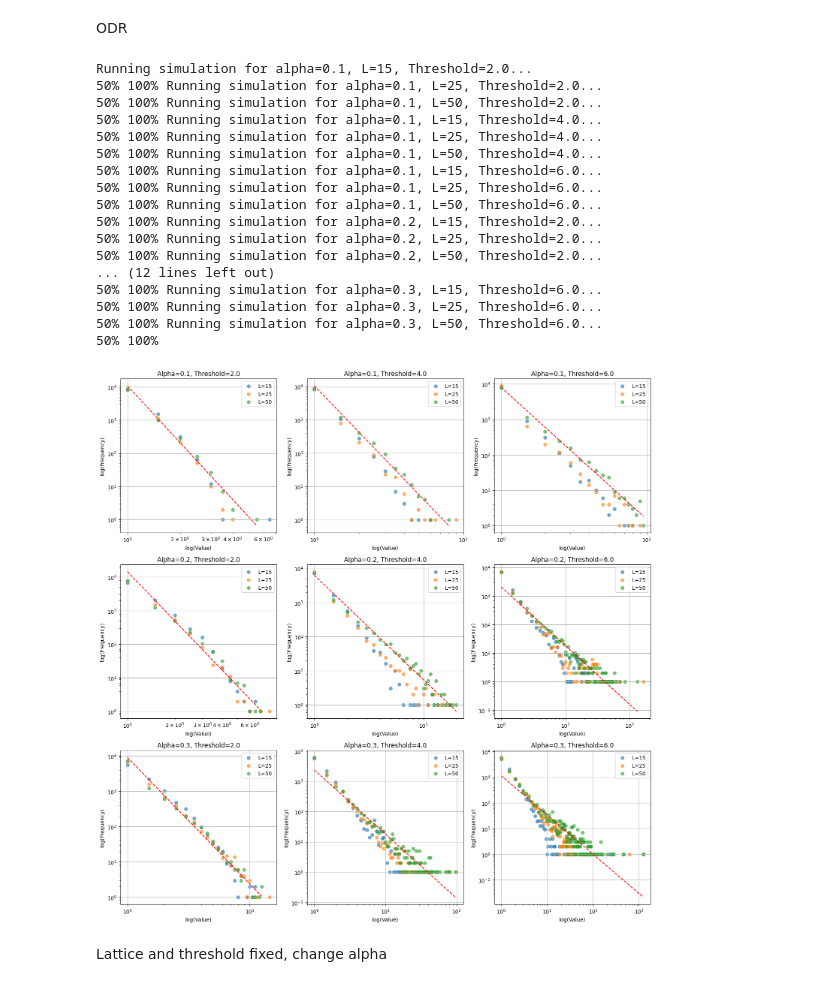
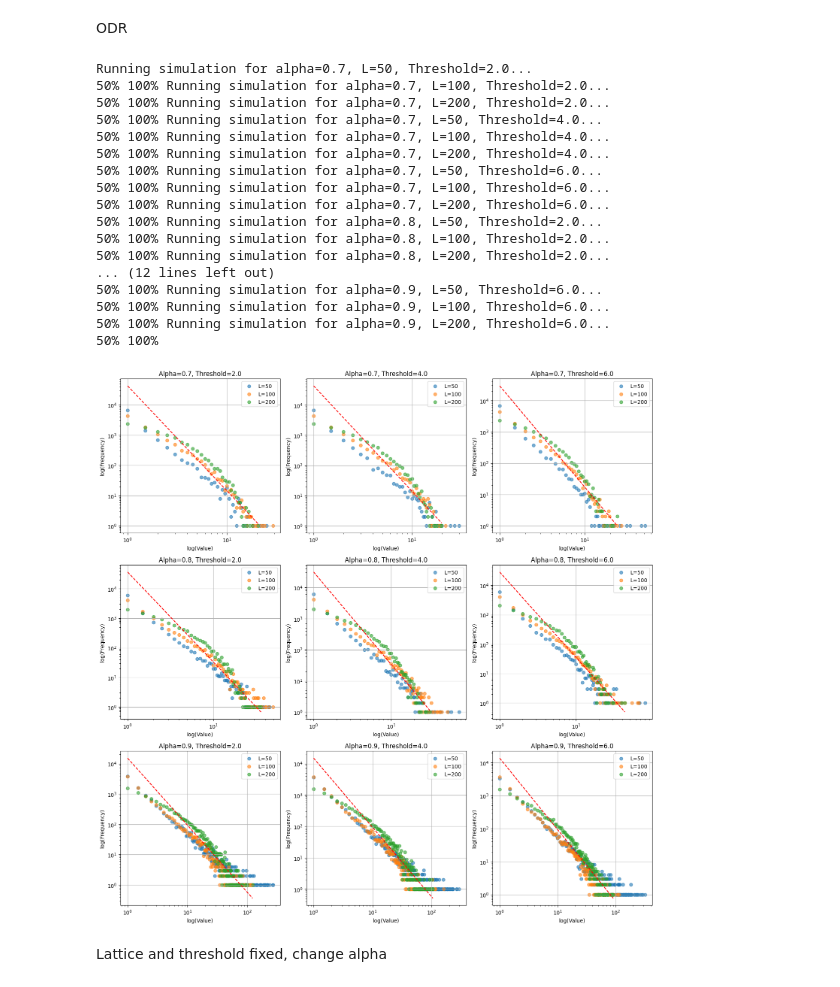
Before and after one commit to vitalismaxim/group_17, a Jupyter notebook: OFC_2 cleaned.ipynb, the cells around one changed output. Cells and saved outputs as stored; diff of their text form; code cells hidden in the pictures.

```diff
--- a/OFC_2 cleaned.ipynb
+++ b/OFC_2 cleaned.ipynb
@@ -11,13 +11,14 @@ def redistribute_force(F, L, alpha, F_thr, neighborhood='moore'):
     # Create a copy of the forces to store the new values
     F_new = np.copy(F)
     # List of active sites
-    active_sites = []
+    active_sites_1 = []
 
     # Find active sites
     # for i in range(L):
     #     for j in range(L):
     #         if F[i, j] >= F_thr:
-    #             active_sites.append((i, j))
+    #             active_sites_1.append((i, j))
+
 
     active_mask = F >= F_thr
 
@@ -26,6 +27,7 @@ def redistribute_force(F, L, alpha, F_thr, neighborhood='moore'):
 
     # Convert the indices to a list of tuples
     active_sites = list(map(tuple, active_sites))
+
 
     # Redistribute forces from active sites
     for site in active_sites:
@@ -53,7 +55,7 @@ def redistribute_force(F, L, alpha, F_thr, neighborhood='moore'):
                 F_new[ni, nj] += (alpha * force_to_redistribute)/neighbors_count
 
         # Set the force of the active site to zero
-        F_new[i, j] = 1
+        F_new[i, j] = 0
 
     return F_new, active_sites
 
@@ -104,10 +106,10 @@ def visualize_states(initial_state, final_state, title='Cellular Automata States
     plt.show()
 # %%
 # Parameters
-L = 25  # Size of the lattice
+L = 50  # Size of the lattice
 alpha = 0.5  # Coupling constant
 F_thr = 4.0  # Threshold force
-n_additions = 10000 # Number of additions of force to the system
+n_additions = 50000 # Number of additions of force to the system
 
 # Run a simulation for Moore neighborhood
 initial_state_moore, final_state_moore, active_sites_moore = simulate_ca(L, alpha, F_thr, n_additions, neighborhood='moore')
@@ -374,8 +376,8 @@ Running simulation for alpha=0.1, L=15, Threshold=2.0...
 ODR
 # %%
 # Parameters
-alphas = [0.1, 0.2, 0.3]  # Varying values for alpha
-L_values = [15, 25, 50]     # Varying values for L
+alphas = [0.7, 0.8, 0.9]  # Varying values for alpha
+L_values = [50, 100, 200]     # Varying values for L
 thresholds = [2.0, 4.0, 6.0] # Varying values for threshold
 
 n_additions = 10000  # Number of additions of force to the system
@@ -418,49 +420,49 @@ for i, alpha in enumerate(alphas):
             linear_model = odr.Model(linear_func)
             data = odr.Data(np.log(values), np.log(frequencies))
             odr_obj = odr.ODR(data, linear_model, beta0=[0., 1.])
             output = odr_obj.run()
 
             slope, intercept = output.beta
             r_squared = output.res_var
             p_value = output.cov_beta[0, 0]
             std_err = output.sd_beta
 
             # Plot on the corresponding subplot
             ax = axes[i, j]
             ax.scatter(values, frequencies, label=f'L={L}', alpha=0.6)
             ax.set_xlabel('log(Value)')
             ax.set_ylabel('log(Frequency)')
             ax.set_xscale('log')
             ax.set_yscale('log')
             ax.set_title(f'Alpha={alpha}, Threshold={F_thr}')
             ax.legend()
             ax.grid(True)
 
         x = np.linspace(min(np.log(values)), max(np.log(values)), 100)
         y = slope * x + intercept
         ax.plot(e ** x, e ** y, color='red', linestyle='--', label=f'Regression Line: y = {slope:.2f}x + {intercept:.2f}')
 
 plt.tight_layout()
 plt.show()
 # %% [output]
-Running simulation for alpha=0.1, L=15, Threshold=2.0...
-50% 100% Running simulation for alpha=0.1, L=25, Threshold=2.0...
-50% 100% Running simulation for alpha=0.1, L=50, Threshold=2.0...
-50% 100% Running simulation for alpha=0.1, L=15, Threshold=4.0...
-50% 100% Running simulation for alpha=0.1, L=25, Threshold=4.0...
-50% 100% Running simulation for alpha=0.1, L=50, Threshold=4.0...
-50% 100% Running simulation for alpha=0.1, L=15, Threshold=6.0...
-50% 100% Running simulation for alpha=0.1, L=25, Threshold=6.0...
-50% 100% Running simulation for alpha=0.1, L=50, Threshold=6.0...
-50% 100% Running simulation for alpha=0.2, L=15, Threshold=2.0...
-50% 100% Running simulation for alpha=0.2, L=25, Threshold=2.0...
-50% 100% Running simulation for alpha=0.2, L=50, Threshold=2.0...
+Running simulation for alpha=0.7, L=50, Threshold=2.0...
+50% 100% Running simulation for alpha=0.7, L=100, Threshold=2.0...
+50% 100% Running simulation for alpha=0.7, L=200, Threshold=2.0...
+50% 100% Running simulation for alpha=0.7, L=50, Threshold=4.0...
+50% 100% Running simulation for alpha=0.7, L=100, Threshold=4.0...
+50% 100% Running simulation for alpha=0.7, L=200, Threshold=4.0...
+50% 100% Running simulation for alpha=0.7, L=50, Threshold=6.0...
+50% 100% Running simulation for alpha=0.7, L=100, Threshold=6.0...
+50% 100% Running simulation for alpha=0.7, L=200, Threshold=6.0...
+50% 100% Running simulation for alpha=0.8, L=50, Threshold=2.0...
+50% 100% Running simulation for alpha=0.8, L=100, Threshold=2.0...
+50% 100% Running simulation for alpha=0.8, L=200, Threshold=2.0...
 ... (12 lines left out)
-50% 100% Running simulation for alpha=0.3, L=15, Threshold=6.0...
-50% 100% Running simulation for alpha=0.3, L=25, Threshold=6.0...
-50% 100% Running simulation for alpha=0.3, L=50, Threshold=6.0...
+50% 100% Running simulation for alpha=0.9, L=50, Threshold=6.0...
+50% 100% Running simulation for alpha=0.9, L=100, Threshold=6.0...
+50% 100% Running simulation for alpha=0.9, L=200, Threshold=6.0...
 50% 100%
-[figure, old version]
+[figure, new version]
 # %% [markdown]
 Lattice and threshold fixed, change alpha
 # %%
```
Also changed, not shown: parts of 8 cells of this notebook.
